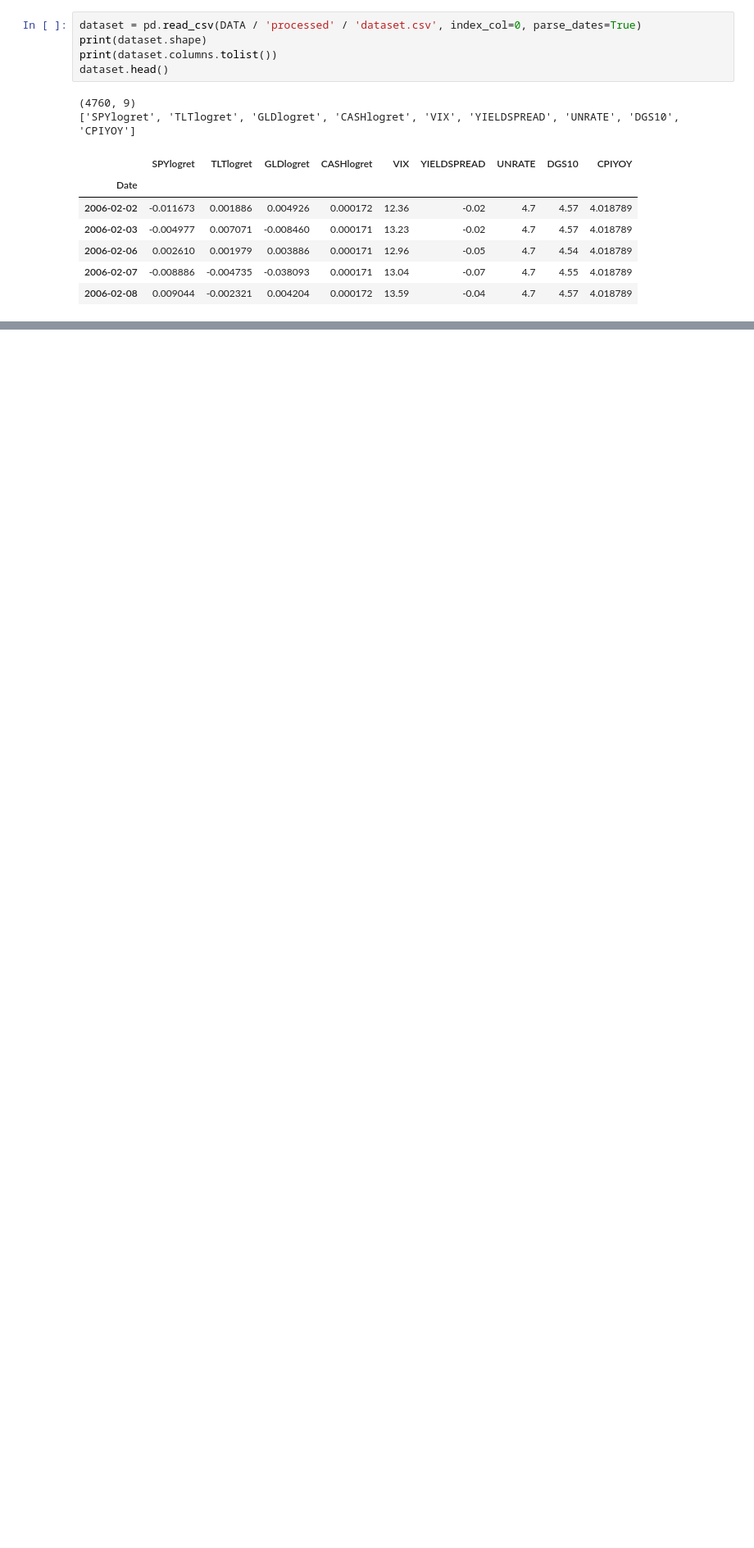
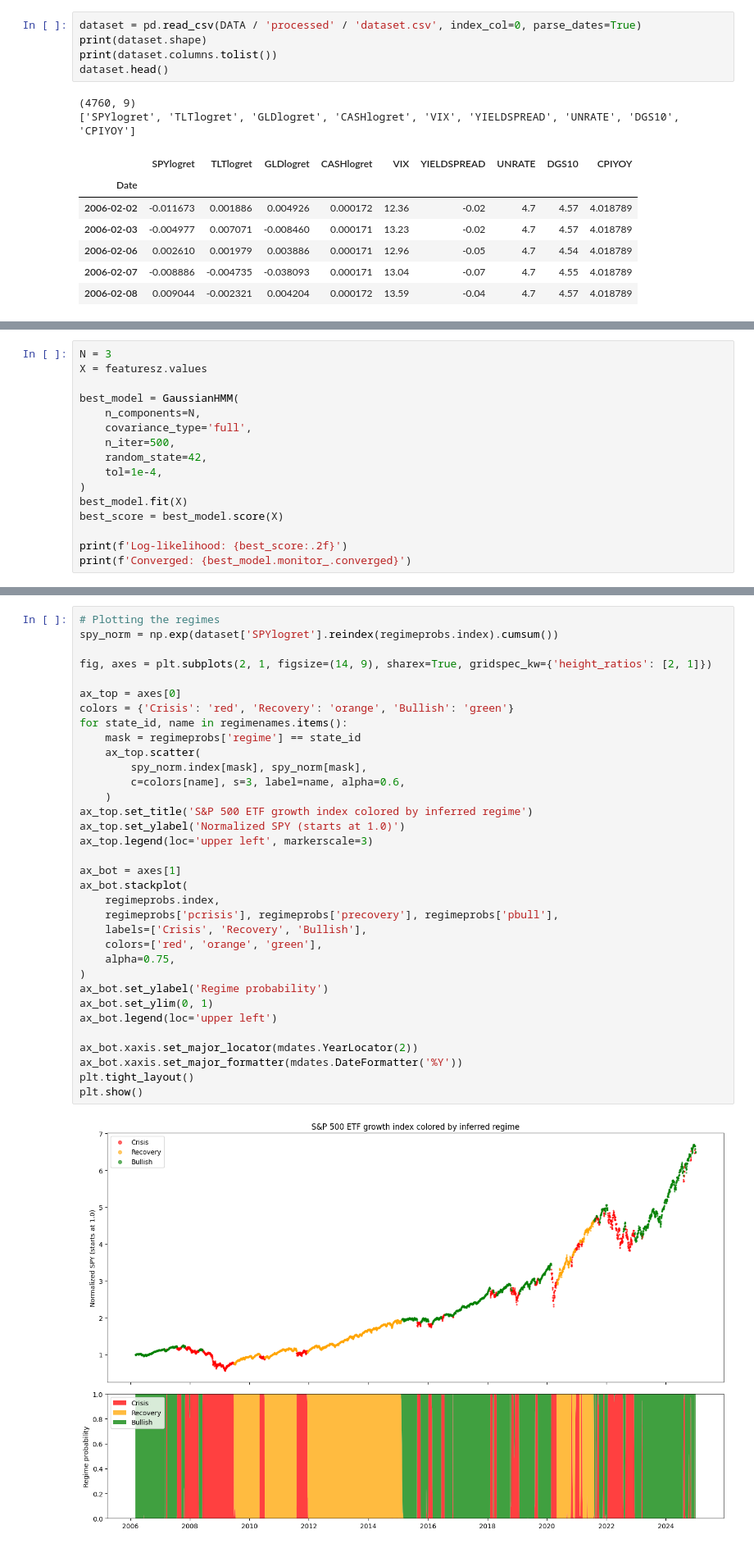
Before and after one commit to sidoreon/regime-shift, a Jupyter notebook: notebooks/hmmregimedetection.ipynb, the cells around one changed output, grey strips where cells are left out. Shown at 82% size. Saved outputs shown, nothing was run; the diff lists cells and outputs as text; blank space fills up the shorter version.

Commit message:
Implemented HMM regime detection with Crisis/Recovery/Bullish states

```diff
--- a/notebooks/hmmregimedetection.ipynb
+++ b/notebooks/hmmregimedetection.ipynb
@@ -35,0 +79,16 @@ dataset.head()
+# %%
+N = 3
+X = featuresz.values
+
+best_model = GaussianHMM(
+    n_components=N,
+    covariance_type='full',
+    n_iter=500,
+    random_state=42,
+    tol=1e-4,
+)
+best_model.fit(X)
+best_score = best_model.score(X)
+
+print(f'Log-likelihood: {best_score:.2f}')
+print(f'Converged: {best_model.monitor_.converged}')
@@ -35,0 +290,36 @@ dataset.head()
+# %%
+# Plotting the regimes
+spy_norm = np.exp(dataset['SPYlogret'].reindex(regimeprobs.index).cumsum())
+
+fig, axes = plt.subplots(2, 1, figsize=(14, 9), sharex=True, gridspec_kw={'height_ratios': [2, 1]})
+
+ax_top = axes[0]
+colors = {'Crisis': 'red', 'Recovery': 'orange', 'Bullish': 'green'}
+for state_id, name in regimenames.items():
+    mask = regimeprobs['regime'] == state_id
+    ax_top.scatter(
+        spy_norm.index[mask], spy_norm[mask],
+        c=colors[name], s=3, label=name, alpha=0.6,
+    )
+ax_top.set_title('S&P 500 ETF growth index colored by inferred regime')
+ax_top.set_ylabel('Normalized SPY (starts at 1.0)')
+ax_top.legend(loc='upper left', markerscale=3)
+
+ax_bot = axes[1]
+ax_bot.stackplot(
+    regimeprobs.index,
+    regimeprobs['pcrisis'], regimeprobs['precovery'], regimeprobs['pbull'],
+    labels=['Crisis', 'Recovery', 'Bullish'],
+    colors=['red', 'orange', 'green'],
+    alpha=0.75,
+)
+ax_bot.set_ylabel('Regime probability')
+ax_bot.set_ylim(0, 1)
+ax_bot.legend(loc='upper left')
+
+ax_bot.xaxis.set_major_locator(mdates.YearLocator(2))
+ax_bot.xaxis.set_major_formatter(mdates.DateFormatter('%Y'))
+plt.tight_layout()
+plt.show()
+# %% [output]
+[figure, added]
```
Also changed, not shown: parts of 12 cells of this notebook.
